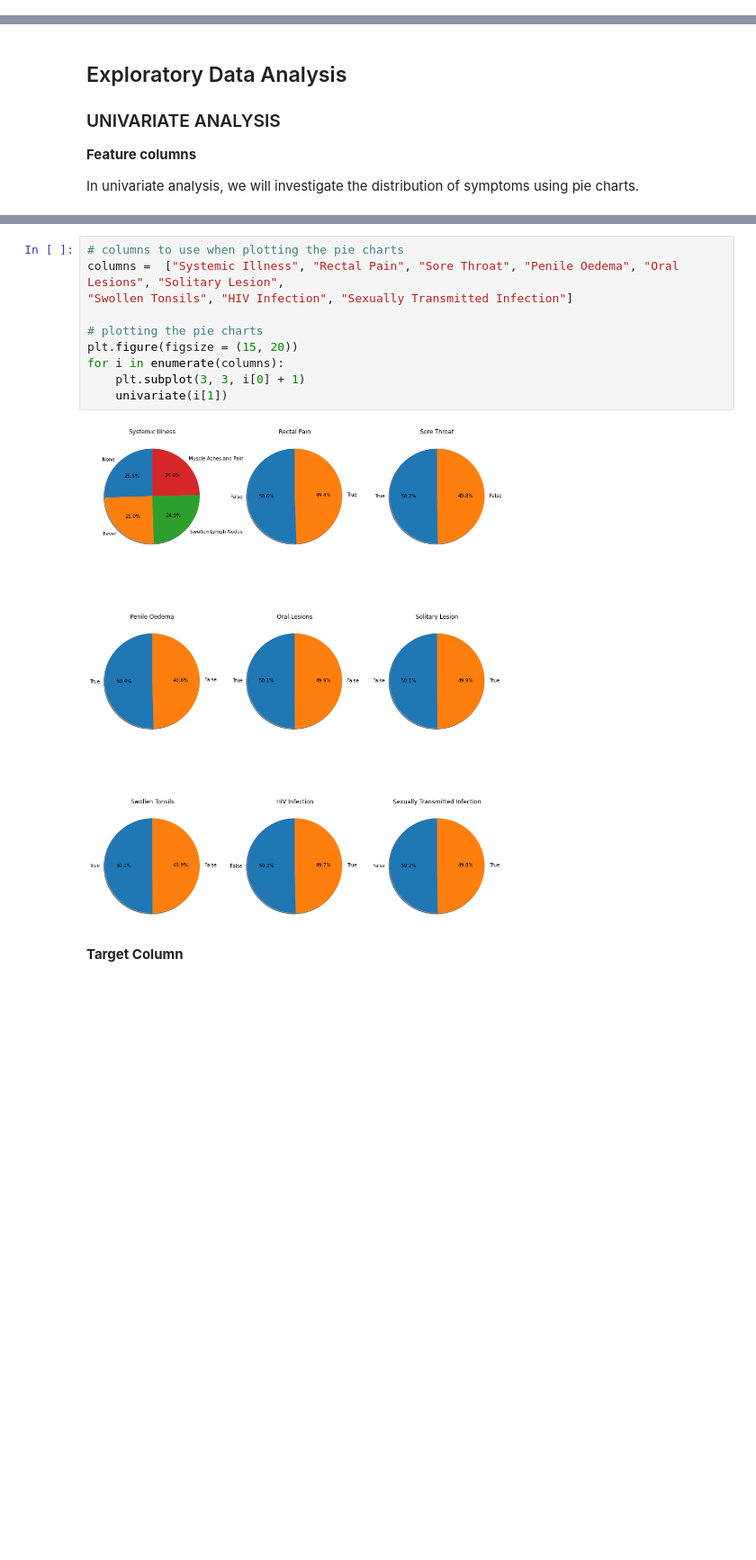
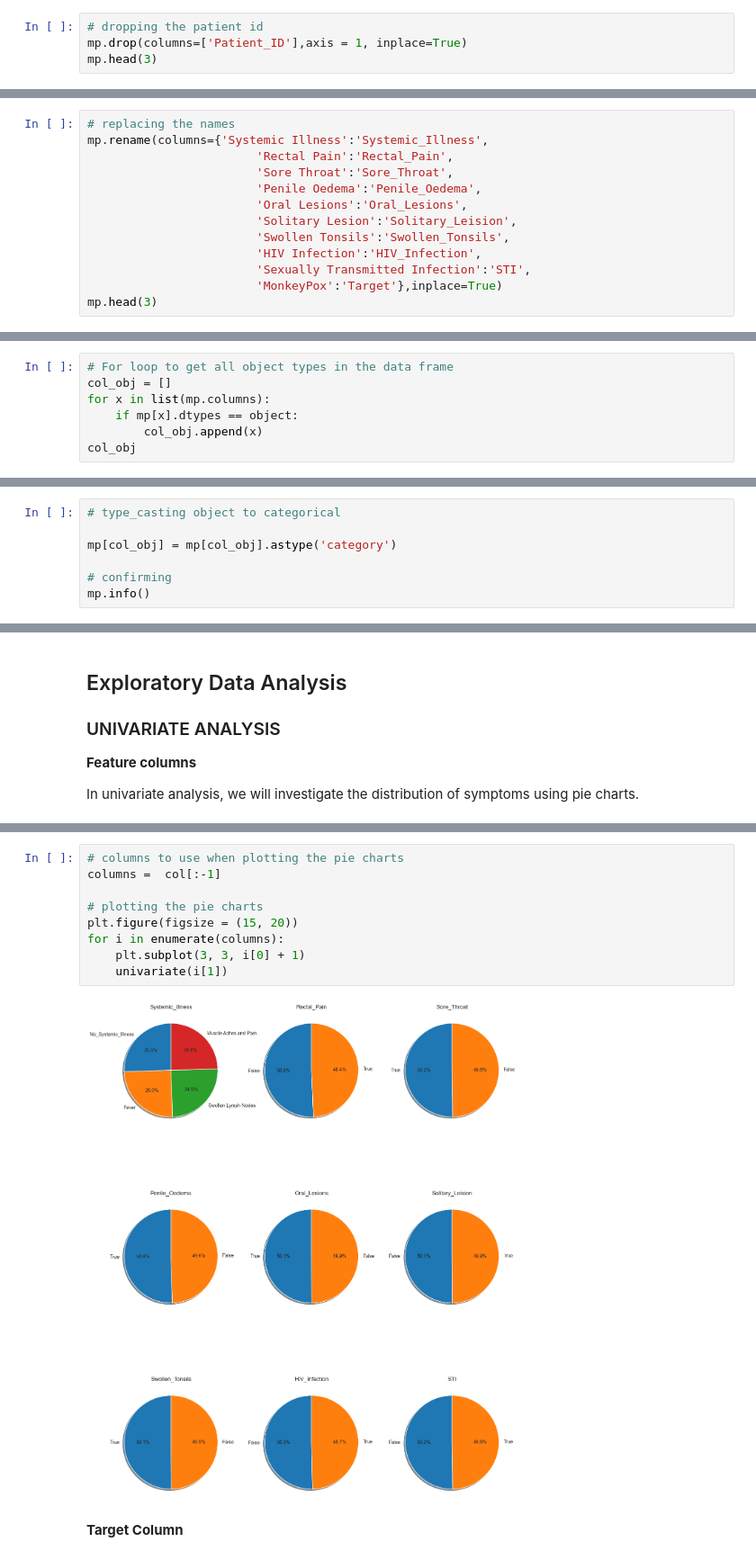
Before and after one commit to lemwaizz/Phase-3-Project, a Jupyter notebook: Monkey_Pox_.ipynb, the cells around one changed output, grey strips where cells are left out. Shown: that part at 90% size. Drawn from its saved outputs; the diff is of its cells as text; blank space fills up the shorter version.

```diff
--- a/Monkey_Pox_.ipynb
+++ b/Monkey_Pox_.ipynb
@@ -190,0 +265,4 @@ Since the data has no duplicates and missing values, we can go ahead and do Expl
+# %%
+# dropping the patient id
+mp.drop(columns=['Patient_ID'],axis = 1, inplace=True)
+mp.head(3)
@@ -190,0 +273,13 @@ Since the data has no duplicates and missing values, we can go ahead and do Expl
+# %%
+# replacing the names
+mp.rename(columns={'Systemic Illness':'Systemic_Illness',
+                        'Rectal Pain':'Rectal_Pain',
+                        'Sore Throat':'Sore_Throat',
+                        'Penile Oedema':'Penile_Oedema',
+                        'Oral Lesions':'Oral_Lesions',
+                        'Solitary Lesion':'Solitary_Leision',
+                        'Swollen Tonsils':'Swollen_Tonsils',
+                        'HIV Infection':'HIV_Infection',
+                        'Sexually Transmitted Infection':'STI',
+                        'MonkeyPox':'Target'},inplace=True)
+mp.head(3)
@@ -190,0 +293,7 @@ Since the data has no duplicates and missing values, we can go ahead and do Expl
+# %%
+# For loop to get all object types in the data frame
+col_obj = []
+for x in list(mp.columns):
+    if mp[x].dtypes == object:
+        col_obj.append(x)
+col_obj
@@ -190,0 +302,7 @@ Since the data has no duplicates and missing values, we can go ahead and do Expl
+# %%
+# type_casting object to categorical
+
+mp[col_obj] = mp[col_obj].astype('category')
+
+# confirming
+mp.info()
@@ -208,15 +338,14 @@ def univariate(name):
 # %%
 # columns to use when plotting the pie charts
-columns =  ["Systemic Illness", "Rectal Pain", "Sore Throat", "Penile Oedema", "Oral Lesions", "Solitary Lesion",
-"Swollen Tonsils", "HIV Infection", "Sexually Transmitted Infection"]
+columns =  col[:-1]
 
 # plotting the pie charts
 plt.figure(figsize = (15, 20))
 for i in enumerate(columns):
     plt.subplot(3, 3, i[0] + 1)
     univariate(i[1])
 # %% [output]
-[figure, old version]
+[figure, new version]
 # %% [markdown]
 __Target Column__
 # %%
```
Also changed, not shown: parts of 41 cells of this notebook.
